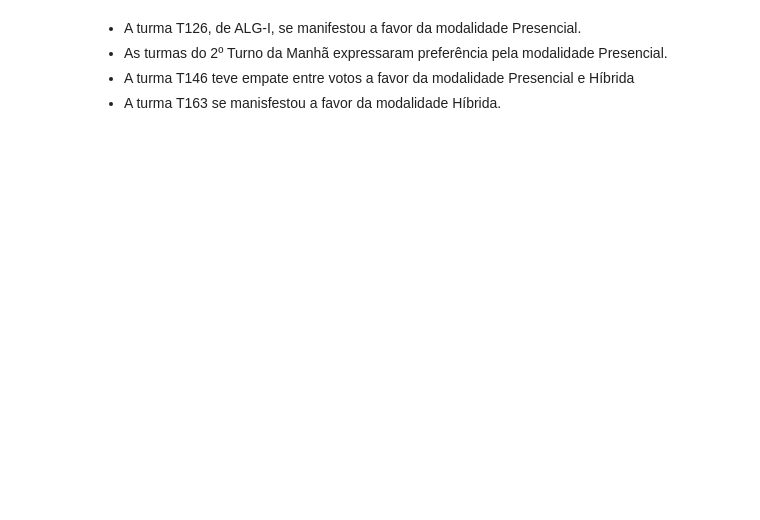
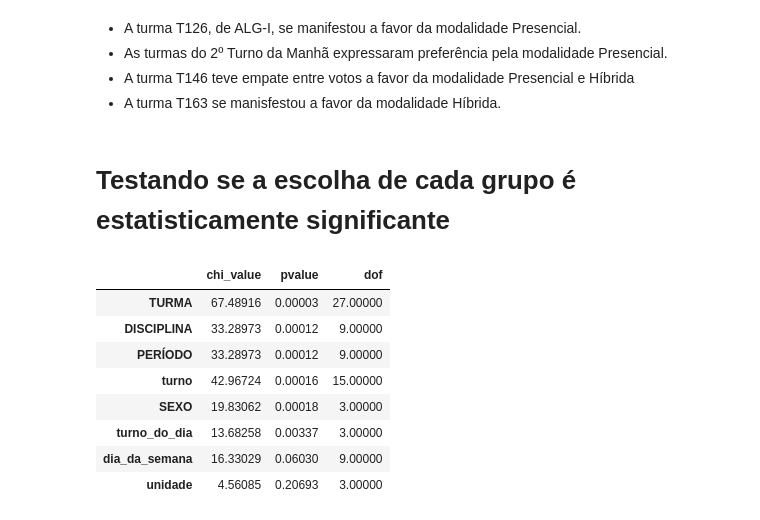
Before and after one commit to rafaeltorres2022/projects, a Jupyter notebook: analise-qualitativa/eda.ipynb, the cells around one changed output. Drawn from its saved outputs; the diff is of its cells as text; code cells hidden in the pictures; blank space fills up the shorter version.

```diff
--- a/analise-qualitativa/eda.ipynb
+++ b/analise-qualitativa/eda.ipynb
@@ -2,6 +2,10 @@
 import pandas as pd
 import matplotlib.pyplot as plt
 import seaborn as sns
+
+from scipy.stats import chi2_contingency
+
+pd.set_option('display.float_format', lambda x: '%.5f' % x)
 # %%
 dados = pd.read_csv('dados.csv', sep=';')
 dados.head(5)
@@ -178,3 +182,23 @@ Name: count, dtype: int64
 - As turmas do 2º Turno da Manhã expressaram preferência pela modalidade Presencial.
 - A turma T146 teve empate entre votos a favor da modalidade Presencial e Híbrida
 - A turma T163 se manisfestou a favor da modalidade Híbrida.
+# %% [markdown]
+# Testando se a escolha de cada grupo é estatisticamente significante
+# %%
+resultados = {}
+for col in dados.columns:
+    if col == 'PESQ2': continue
+    cont_table = dados.groupby(by=hue)[col].count()
+    chi_value, pvalue, dof, exp = chi2_contingency(pd.crosstab(dados[col], dados[hue]))
+    resultados[col] = {'chi_value':chi_value, 'pvalue':pvalue, 'dof':dof}
+pd.DataFrame(resultados).T.sort_values(by='pvalue')
+# %% [output]
+|  | chi_value | pvalue | dof |
+| TURMA | 67.48916 | 0.00003 | 27.00000 |
+| DISCIPLINA | 33.28973 | 0.00012 | 9.00000 |
+| PERÍODO | 33.28973 | 0.00012 | 9.00000 |
+| turno | 42.96724 | 0.00016 | 15.00000 |
+| SEXO | 19.83062 | 0.00018 | 3.00000 |
+| turno_do_dia | 13.68258 | 0.00337 | 3.00000 |
+| dia_da_semana | 16.33029 | 0.06030 | 9.00000 |
+| unidade | 4.56085 | 0.20693 | 3.00000 |
```
